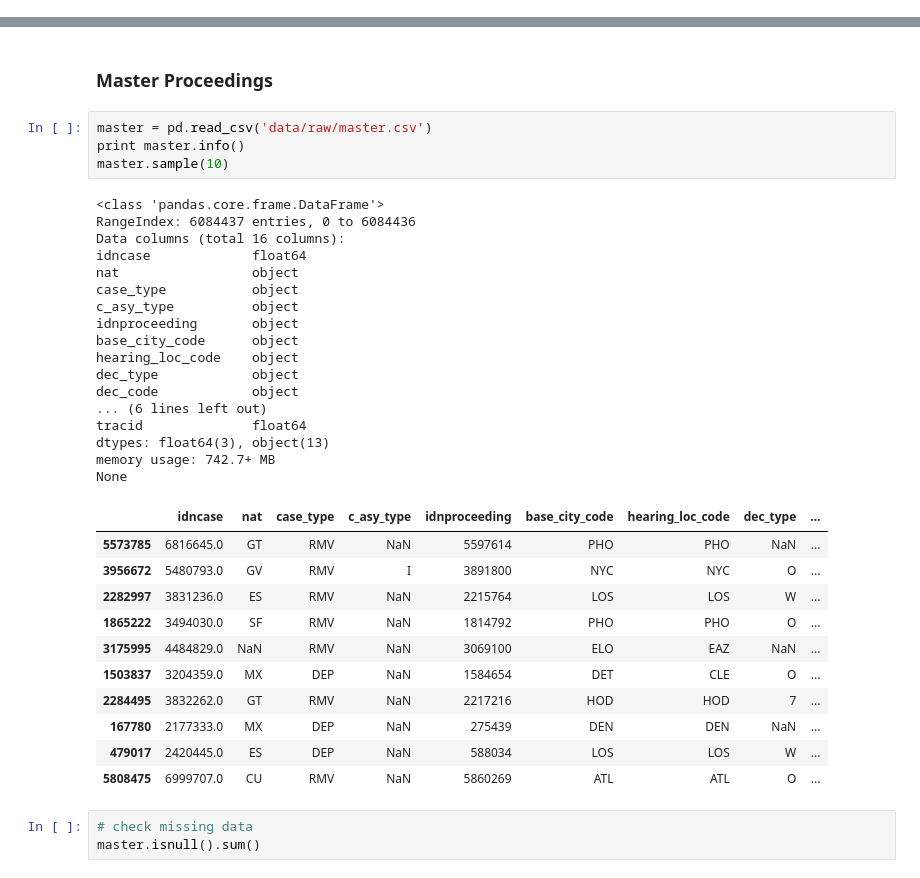
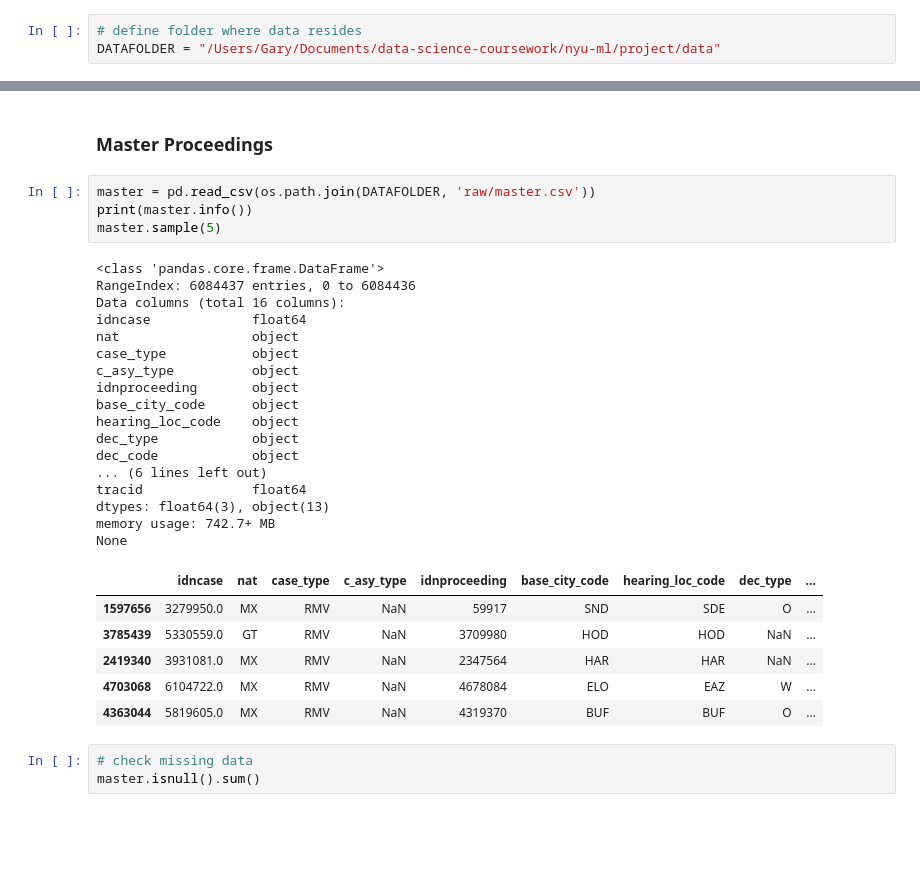
Before and after one commit to colinandrus/ml_course_project, a Jupyter notebook: notebooks/data_preparation.ipynb, the cells around one changed output, grey strips where cells are left out. Saved outputs shown, nothing was run; the diff lists cells and outputs as text; blank space fills up the shorter version.

```diff
--- a/notebooks/data_preparation.ipynb
+++ b/notebooks/data_preparation.ipynb
@@ -7,6 +8,9 @@ pd.set_option('display.max_rows', 200)
 %matplotlib inline
 # %% [markdown]
 # Import Data
+# %%
+# define folder where data resides
+DATAFOLDER = "/Users/Gary/Documents/data-science-coursework/nyu-ml/project/data"
 # %% [markdown]
 ### Appeals
 # %%
@@ -158,38 +157,33 @@ memory usage: 141.3+ MB
 # %% [markdown]
 ### Master Proceedings
 # %%
-master = pd.read_csv('data/raw/master.csv')
-print master.info()
-master.sample(10)
+master = pd.read_csv(os.path.join(DATAFOLDER, 'raw/master.csv'))
+print(master.info())
+master.sample(5)
 # %% [output]
 <class 'pandas.core.frame.DataFrame'>
 RangeIndex: 6084437 entries, 0 to 6084436
 Data columns (total 16 columns):
 idncase             float64
 nat                 object
 case_type           object
 c_asy_type          object
 idnproceeding       object
 base_city_code      object
 hearing_loc_code    object
 dec_type            object
 dec_code            object
 ... (6 lines left out)
 tracid              float64
 dtypes: float64(3), object(13)
 memory usage: 742.7+ MB
 None
 |  | idncase | nat | case_type | c_asy_type | idnproceeding | base_city_code | hearing_loc_code | dec_type | ... |
-| 5573785 | 6816645.0 | GT | RMV | NaN | 5597614 | PHO | PHO | NaN | ... |
-| 3956672 | 5480793.0 | GV | RMV | I | 3891800 | NYC | NYC | O | ... |
-| 2282997 | 3831236.0 | ES | RMV | NaN | 2215764 | LOS | LOS | W | ... |
-| 1865222 | 3494030.0 | SF | RMV | NaN | 1814792 | PHO | PHO | O | ... |
-| 3175995 | 4484829.0 | NaN | RMV | NaN | 3069100 | ELO | EAZ | NaN | ... |
-| 1503837 | 3204359.0 | MX | DEP | NaN | 1584654 | DET | CLE | O | ... |
-| 2284495 | 3832262.0 | GT | RMV | NaN | 2217216 | HOD | HOD | 7 | ... |
-| 167780 | 2177333.0 | MX | DEP | NaN | 275439 | DEN | DEN | NaN | ... |
-| 479017 | 2420445.0 | ES | DEP | NaN | 588034 | LOS | LOS | W | ... |
-| 5808475 | 6999707.0 | CU | RMV | NaN | 5860269 | ATL | ATL | O | ... |
+| 1597656 | 3279950.0 | MX | RMV | NaN | 59917 | SND | SDE | O | ... |
+| 3785439 | 5330559.0 | GT | RMV | NaN | 3709980 | HOD | HOD | NaN | ... |
+| 2419340 | 3931081.0 | MX | RMV | NaN | 2347564 | HAR | HAR | NaN | ... |
+| 4703068 | 6104722.0 | MX | RMV | NaN | 4678084 | ELO | EAZ | W | ... |
+| 4363044 | 5819605.0 | MX | RMV | NaN | 4319370 | BUF | BUF | O | ... |
 # %%
 # check missing data
 master.isnull().sum()
```
Also changed, not shown: parts of 17 cells of this notebook.
